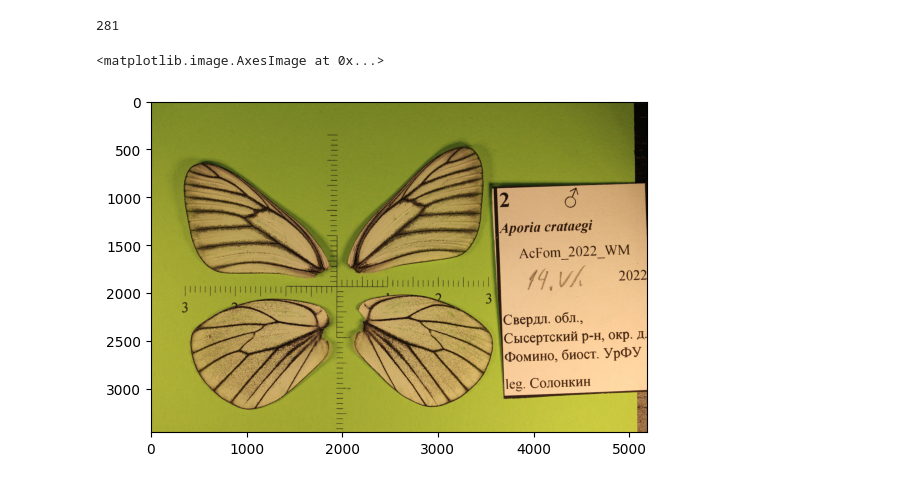
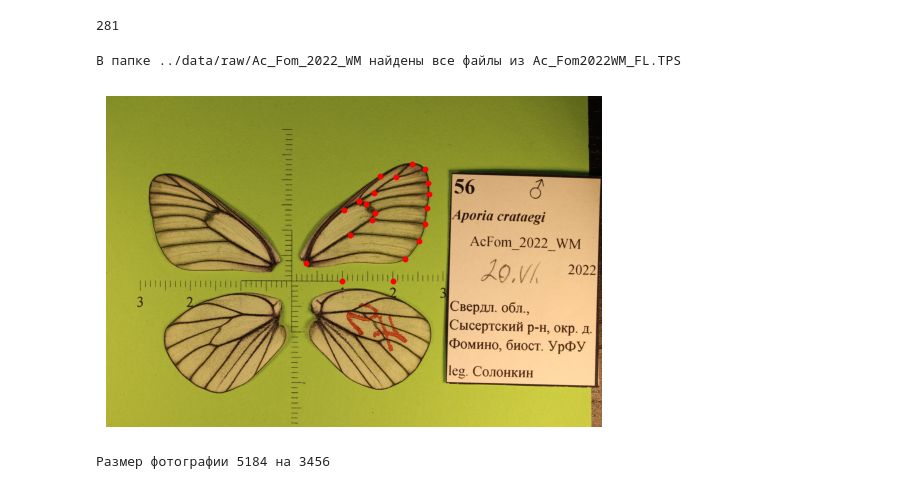
Before and after one commit to alexkursanov/landmark-app, a Jupyter notebook: scr/data_viewer.ipynb, the cells around one changed output. Cells and saved outputs as stored; diff of their text form; code cells hidden in the pictures.

Commit message:
функционал просмотра изображений с наложенными точками

```diff
--- a/scr/data_viewer.ipynb
+++ b/scr/data_viewer.ipynb
@@ -12,7 +19,16 @@ tps_file_path = os.path.join(image_dir, tps_file_name)
 tps_file = tps.TPSFile.read_file(tps_file_path)
 # %%
+# Колличество записей в *.TPS файле бужет храниться в переменной `number_tps_file`
 number_tps_file = len(tps_file.images)
+print(number_tps_file)
+# %% [output]
+281
 # %%
-print(number_tps_file)
+# Проверка, что все файлы изображений записанные в *.TPS есть в папке `image_dir`
+for i in range(number_tps_file):
+    if not(os.path.exists(os.path.join(image_dir, tps_file.images[i].image))):
+        print(f"В папке {image_dir} нет файла {tps_file.images[i].image}")
+else:
+    print(f"В папке {image_dir} найдены все файлы из {tps_file_name}")
 # %% [output]
-281
+В папке ../data/raw/Ac_Fom_2022_WM найдены все файлы из Ac_Fom2022WM_FL.TPS
@@ -21,5 +35,18 @@ image = plt.imread(os.path.join(image_dir, tps_file.images[1].image))
-# %%
-plt.imshow(image)
-# %% [output]
-<matplotlib.image.AxesImage at 0x...>
-[figure, removed]
+# %%
+# Вывод всех изображений с наложенными ландмарками для проверки
+index = 55                 # <- номер выводимой фотографии от 0 и до числа в переменной `number_tps_file`
+
+image = plt.imread(os.path.join(image_dir, tps_file.images[index].image))
+image_shape = image.shape
+landmarks = tps_file.images[index].landmarks.points
+
+fig, ax = plt.subplots()
+ax.imshow(image)
+ax.axis(False)
+ax.scatter(landmarks[:,0], image_shape[0] - landmarks[:,1], s=10, color ='r')
+plt.show()
+
+print(f"Размер фотографии {image_shape[1]} на {image_shape[0]} px.")
+# %% [output]
+[figure, added]
+Размер фотографии 5184 на 3456
```
Also changed, not shown: parts of 4 cells of this notebook.
